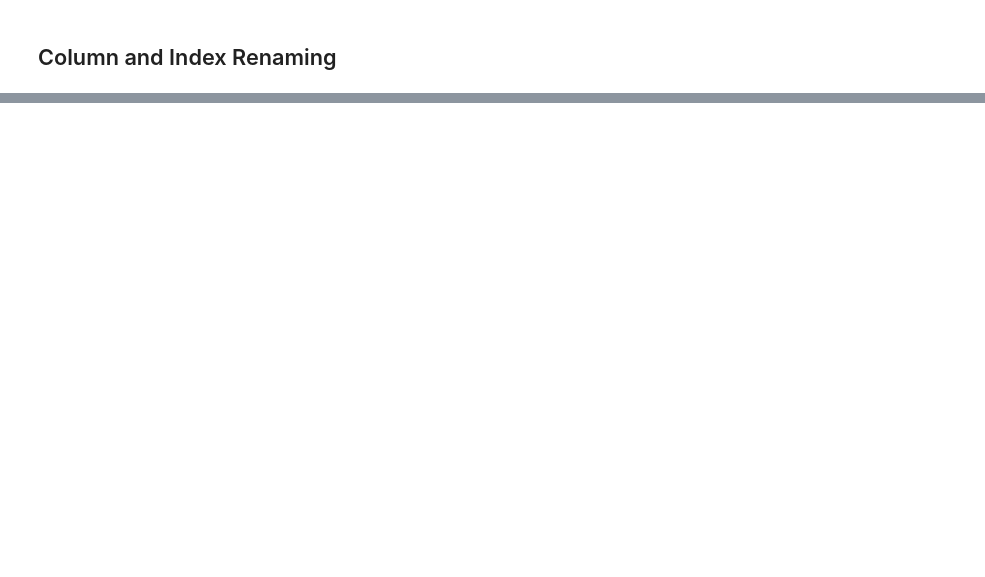
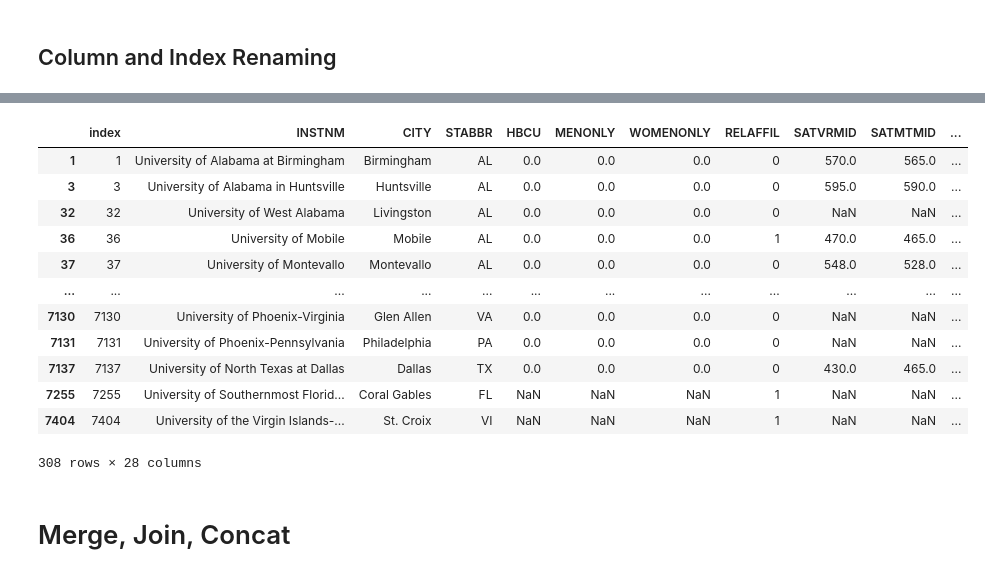
Before and after one commit to dan-ski/22.07.02-SDA-przetwarzanie-zbior-w-danych-pandas-, a Jupyter notebook: 22.07.02 SDA przetwarzanie danych.ipynb, the cells around one changed output, grey strips where cells are left out. Drawn from its saved outputs; the diff is of its cells as text; code cells hidden in the pictures; blank space fills up the shorter version.

```diff
--- a/22.07.02 SDA przetwarzanie danych.ipynb
+++ b/22.07.02 SDA przetwarzanie danych.ipynb
@@ -140,0 +279,5 @@ for n, col in enumerate
+# %%
+college = pd.read_pickle('data/college.pkl')
+# %%
+college.set_index('INSTNM', inplace = True)
+college.head()
@@ -140,0 +595,22 @@ for n, col in enumerate
+# %%
+college.reset_index(inplace = True)
+# %%
+name_univ = college['INSTNM'].str.startswith('University')
+# %%
+college[name_univ]
+# %% [output]
+|  | index | INSTNM | CITY | STABBR | HBCU | MENONLY | WOMENONLY | RELAFFIL | SATVRMID | SATMTMID | ... |
+| 1 | 1 | University of Alabama at Birmingham | Birmingham | AL | 0.0 | 0.0 | 0.0 | 0 | 570.0 | 565.0 | ... |
+| 3 | 3 | University of Alabama in Huntsville | Huntsville | AL | 0.0 | 0.0 | 0.0 | 0 | 595.0 | 590.0 | ... |
+| 32 | 32 | University of West Alabama | Livingston | AL | 0.0 | 0.0 | 0.0 | 0 | NaN | NaN | ... |
+| 36 | 36 | University of Mobile | Mobile | AL | 0.0 | 0.0 | 0.0 | 1 | 470.0 | 465.0 | ... |
+| 37 | 37 | University of Montevallo | Montevallo | AL | 0.0 | 0.0 | 0.0 | 0 | 548.0 | 528.0 | ... |
+| ... | ... | ... | ... | ... | ... | ... | ... | ... | ... | ... | ... |
+| 7130 | 7130 | University of Phoenix-Virginia | Glen Allen | VA | 0.0 | 0.0 | 0.0 | 0 | NaN | NaN | ... |
+| 7131 | 7131 | University of Phoenix-Pennsylvania | Philadelphia | PA | 0.0 | 0.0 | 0.0 | 0 | NaN | NaN | ... |
+| 7137 | 7137 | University of North Texas at Dallas | Dallas | TX | 0.0 | 0.0 | 0.0 | 0 | 430.0 | 465.0 | ... |
+| 7255 | 7255 | University of Southernmost Florid... | Coral Gables | FL | NaN | NaN | NaN | 1 | NaN | NaN | ... |
+| 7404 | 7404 | University of the Virgin Islands-... | St. Croix | VI | NaN | NaN | NaN | 1 | NaN | NaN | ... |
+308 rows × 28 columns
+# %% [markdown]
+# Merge, Join, Concat
```
Also changed, not shown: parts of 87 cells of this notebook.
